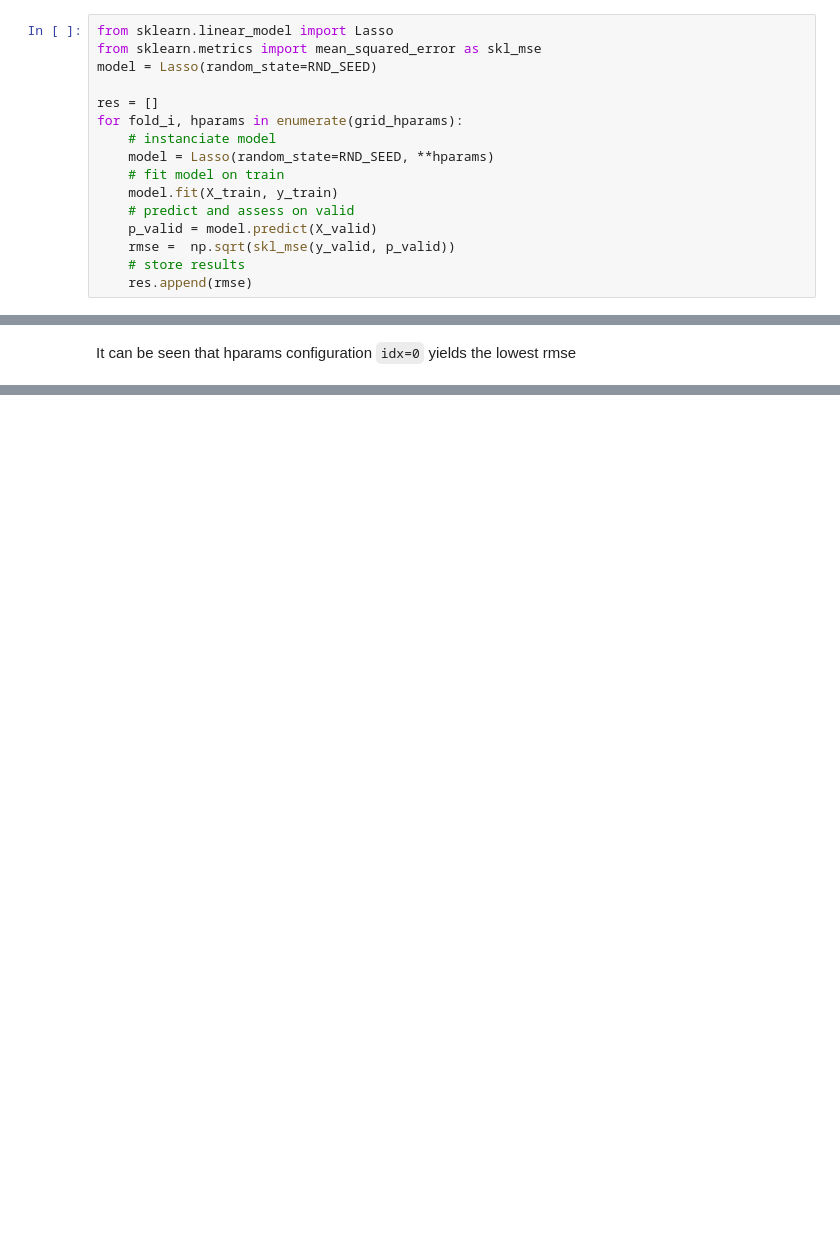
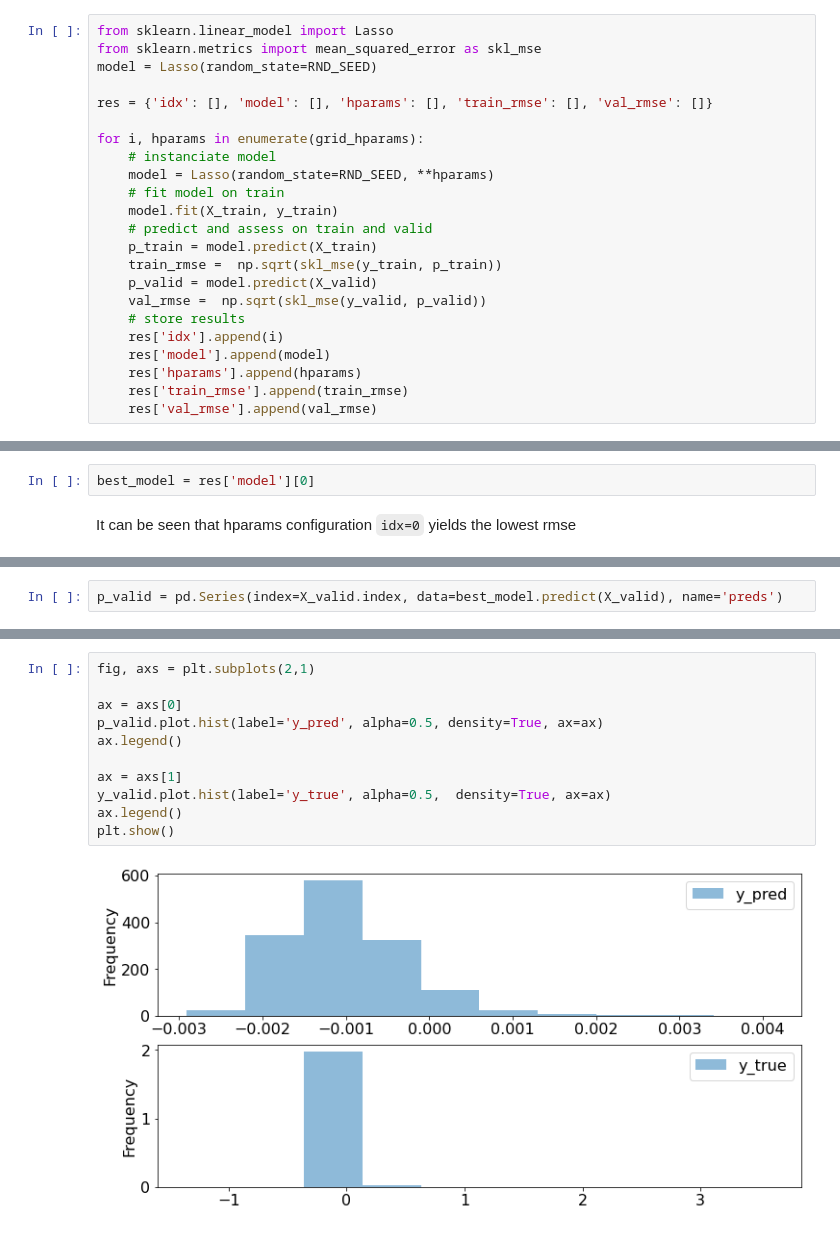
Before and after one commit to tina-manualrg/tina-lab-qtrading, a Jupyter notebook: notebooks/0101_modbuild_lr_basic.ipynb, the cells around one changed output, grey strips where cells are left out. Cells and saved outputs as stored; diff of their text form; blank space fills up the shorter version.

Commit message:
update 0101_modbuild_lr_basic with predictions example and evaluation

```diff
--- a/notebooks/0101_modbuild_lr_basic.ipynb
+++ b/notebooks/0101_modbuild_lr_basic.ipynb
@@ -138,14 +149,21 @@ from sklearn.linear_model import Lasso
 from sklearn.metrics import mean_squared_error as skl_mse
 model = Lasso(random_state=RND_SEED)
 
-res = []
-for fold_i, hparams in enumerate(grid_hparams):
+res = {'idx': [], 'model': [], 'hparams': [], 'train_rmse': [], 'val_rmse': []}
+
+for i, hparams in enumerate(grid_hparams):
     # instanciate model
     model = Lasso(random_state=RND_SEED, **hparams)
     # fit model on train
     model.fit(X_train, y_train)
-    # predict and assess on valid
+    # predict and assess on train and valid
+    p_train = model.predict(X_train)
+    train_rmse =  np.sqrt(skl_mse(y_train, p_train))
     p_valid = model.predict(X_valid)
-    rmse =  np.sqrt(skl_mse(y_valid, p_valid))
+    val_rmse =  np.sqrt(skl_mse(y_valid, p_valid))
     # store results
-    res.append(rmse)
+    res['idx'].append(i)
+    res['model'].append(model)
+    res['hparams'].append(hparams)
+    res['train_rmse'].append(train_rmse)
+    res['val_rmse'].append(val_rmse)
@@ -159,2 +188,4 @@ res
+# %%
+best_model = res['model'][0]
 # %% [markdown]
 It can be seen that hparams configuration `idx=0` yields the lowest rmse
@@ -160,0 +194,2 @@ It can be seen that hparams configuration `idx=0` yields the lowest rmse
+# %%
+p_valid = pd.Series(index=X_valid.index, data=best_model.predict(X_valid), name='preds')
@@ -160,0 +205,13 @@ It can be seen that hparams configuration `idx=0` yields the lowest rmse
+# %%
+fig, axs = plt.subplots(2,1)
+
+ax = axs[0]
+p_valid.plot.hist(label='y_pred', alpha=0.5, density=True, ax=ax)
+ax.legend()
+
+ax = axs[1]
+y_valid.plot.hist(label='y_true', alpha=0.5,  density=True, ax=ax)
+ax.legend()
+plt.show()
+# %% [output]
+[figure, added]
```
Also changed, not shown: parts of 18 cells of this notebook, 2 other files.
